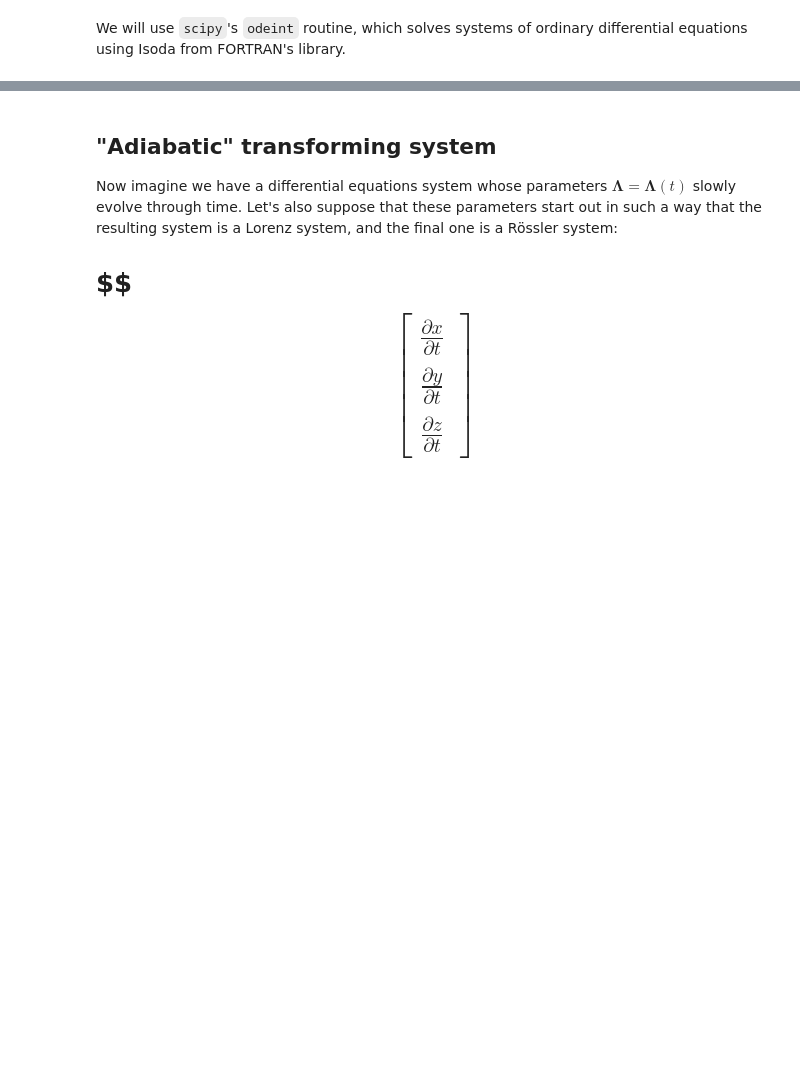
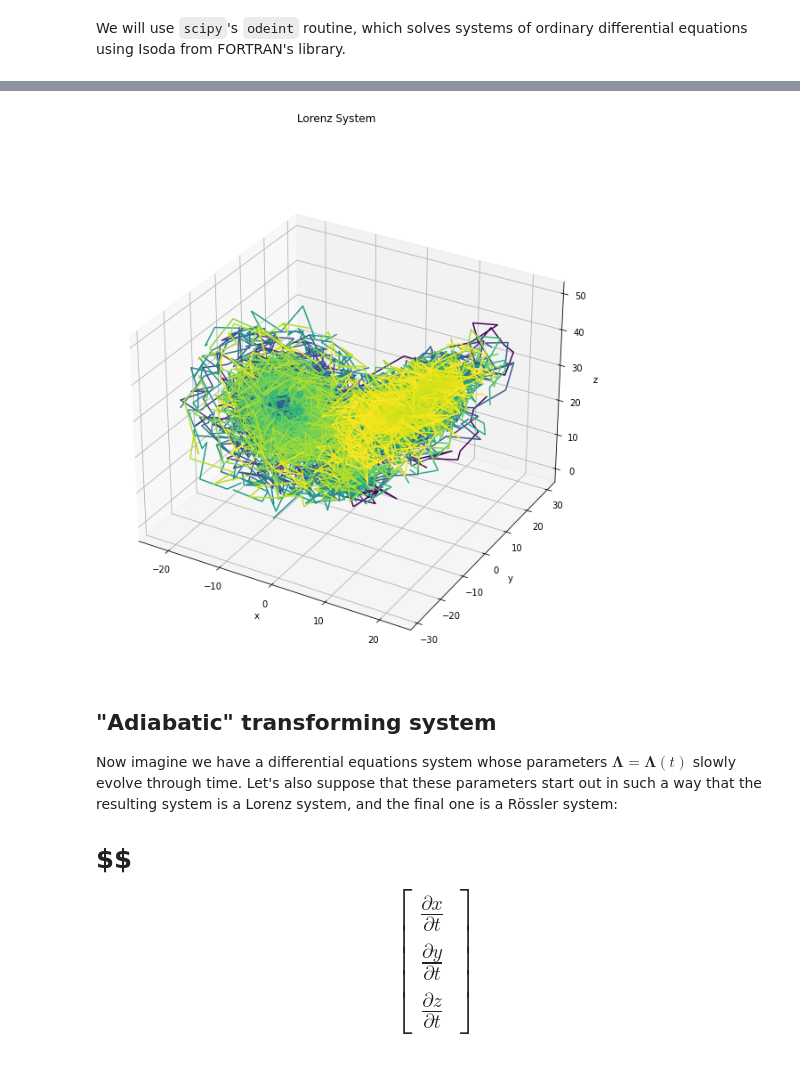
Before and after one commit to emersonvero/LoCP2, a Jupyter notebook: project/data_generation.ipynb, the cells around one changed output, grey strips where cells are left out. Saved outputs shown, nothing was run; the diff lists cells and outputs as text; code cells hidden in the pictures; blank space fills up the shorter version.

```diff
--- a/project/data_generation.ipynb
+++ b/project/data_generation.ipynb
@@ -76,3 +76,21 @@ for i in range(0,N,j):
 ! mkdir -p data
 np.save("./data/lorenz_r",r)
 np.save("./data/lorenz_t",t)
+# %%
+# NOISY SYSTEM
+
+noise_scale = 2
+r_noisy = r + np.random.normal(0,noise_scale,size=r.shape)
+
+fig = plt.figure(figsize=[10,10])
+fig.suptitle("Lorenz System")
+ax = fig.add_subplot(projection='3d')
+ax.set(xlabel='x',ylabel='y',zlabel='z')
+j = 10
+
+viridis = cm.get_cmap('viridis', N).colors
+
+for i in range(0,N,j):
+    ax.plot(r_noisy[i:i+j,0],r_noisy[i:i+j,1],r_noisy[i:i+j,2],color=viridis[i])
+# %% [output]
+[figure, added]
```
Also changed, not shown: parts of 5 cells of this notebook, 1 other file.
